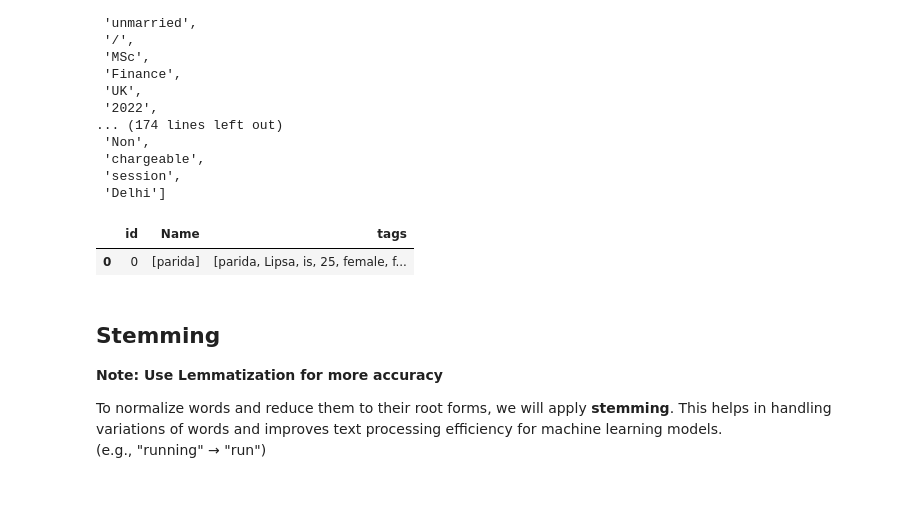
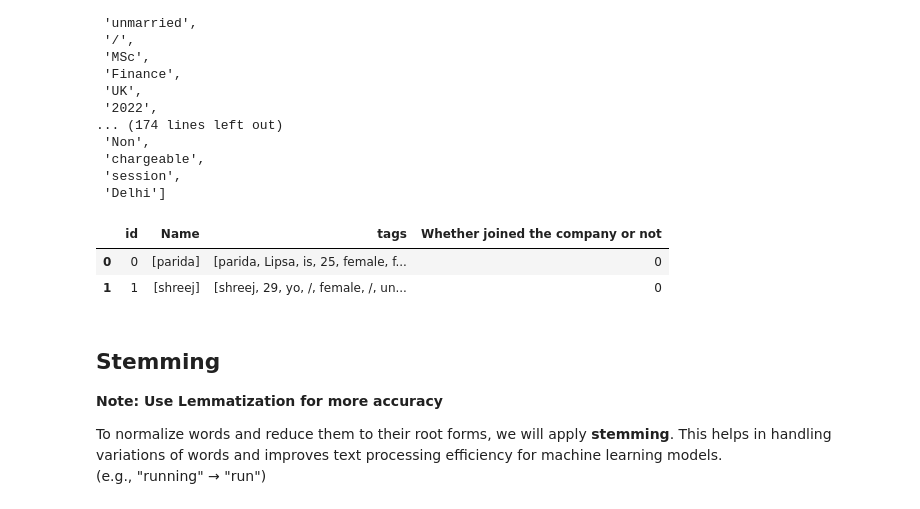
Before and after one commit to DushyantGoyal1611/PythonML, a Jupyter notebook: Recommender System/Candidate_Recommender_System.ipynb, the cells around one changed output. Cells and saved outputs as stored; diff of their text form; code cells hidden in the pictures.

```diff
--- a/Recommender System/Candidate_Recommender_System.ipynb
+++ b/Recommender System/Candidate_Recommender_System.ipynb
@@ -94,0 +99,4 @@ Index(['Name', 'Age', 'Gender', 'Education', 'Marital status',
+# %%
+df['Whether joined the company or not'] = df['Whether joined the company or not'].replace({'Joined':'Yes', 'Not Joined':'No'})
+# %%
+df['Whether joined the company or not'] = df['Whether joined the company or not'].map({'Yes': 1, 'No': 0}).astype(int)
@@ -359,5 +330,6 @@ df = df[['id',
                    'Call-pitch Elements used during the call Sales Scenario',
                    "But, my child's exam are going on now, so we will keep the counselling session after the exams get over",
                   'Let me discuss it with my child',
+                'Whether joined the company or not',
                    "Sir being in education industry I know this is a marketing gimmick and at the end of the day you'll be selling the app.",'Role Location to be given to the candidate']]
 # %%
@@ -443,12 +411,13 @@ df.loc[1,'tags']
  'session',
  'Delhi']
 # %%
-df = df[['id','Name','tags']]
+df = df[['id','Name','tags','Whether joined the company or not']]
 # %%
-df.head(1)
+df.head(2)
 # %% [output]
-|  | id | Name | tags |
-| 0 | 0 | [parida] | [parida, Lipsa, is, 25, female, f... |
+|  | id | Name | tags | Whether joined the company or not |
+| 0 | 0 | [parida] | [parida, Lipsa, is, 25, female, f... | 0 |
+| 1 | 1 | [shreej] | [shreej, 29, yo, /, female, /, un... | 0 |
 # %% [markdown]
 ## Stemming
 **Note: Use Lemmatization for more accuracy**
```
Also changed, not shown: parts of 48 cells of this notebook, 2 other files.
